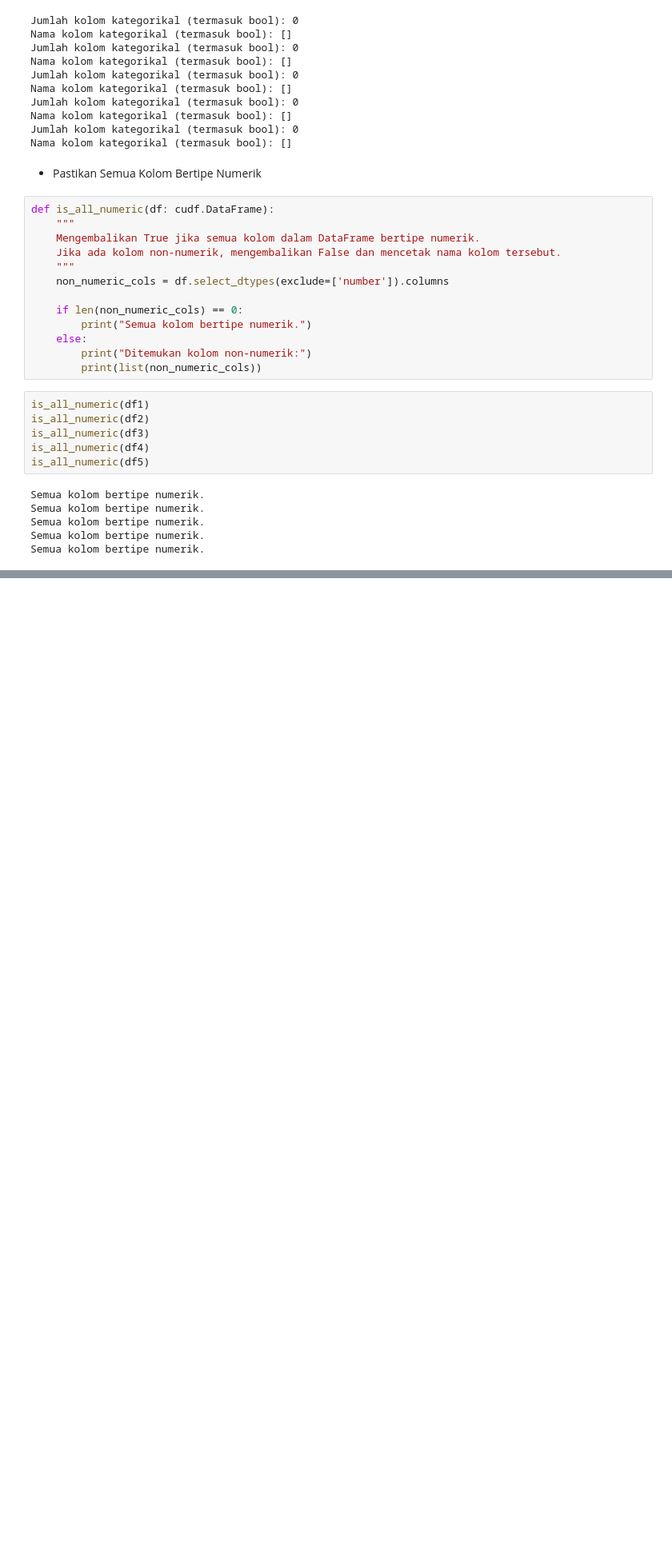
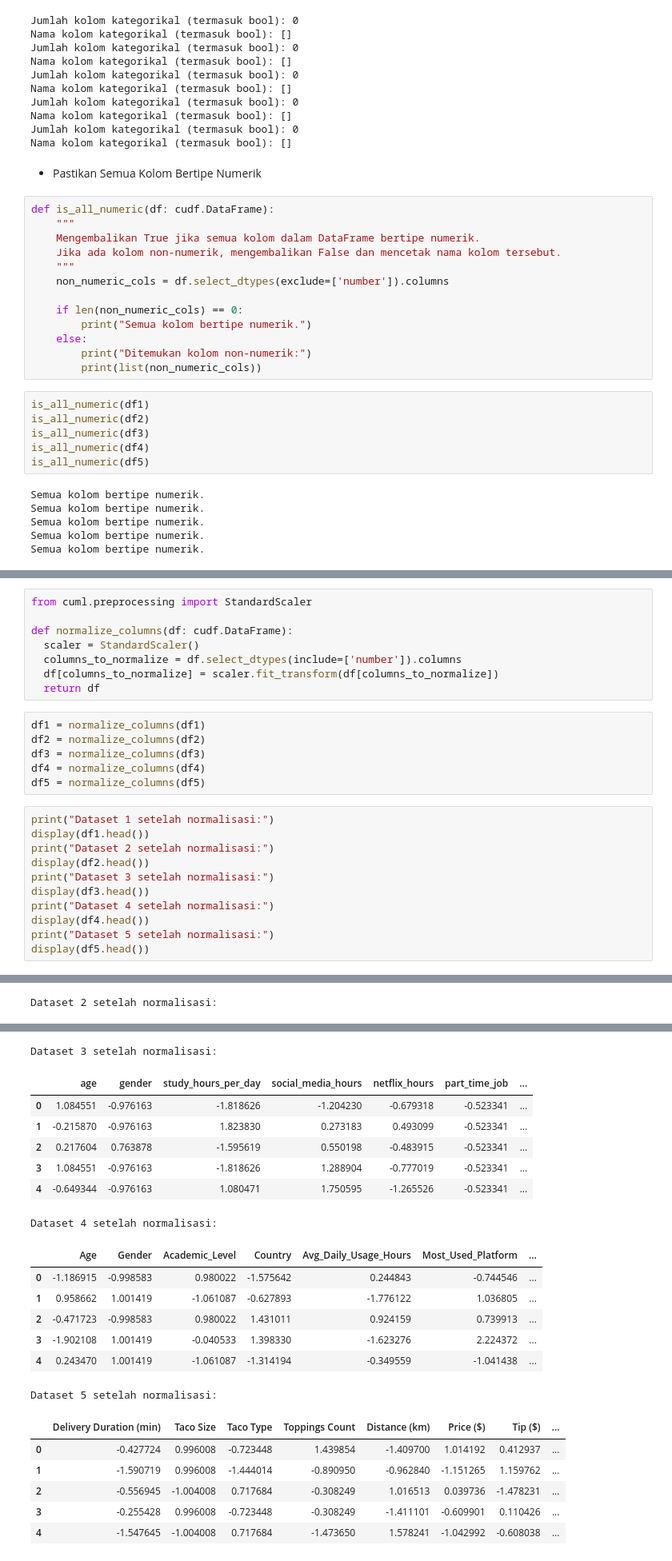
Before and after one commit to rizkyfauziilmi/TUGAS_UAS_ML, a Jupyter notebook: clustering_data_kecil.ipynb, the cells around one changed output, grey strips where cells are left out. Shown at 80% size. Saved outputs shown, nothing was run; the diff lists cells and outputs as text; blank space fills up the shorter version.

Commit message:
normalization dataset kecil

```diff
--- a/clustering_data_kecil.ipynb
+++ b/clustering_data_kecil.ipynb
@@ -467,0 +466,26 @@ Semua kolom bertipe numerik.
+# %%
+from cuml.preprocessing import StandardScaler
+
+def normalize_columns(df: cudf.DataFrame):
+  scaler = StandardScaler()
+  columns_to_normalize = df.select_dtypes(include=['number']).columns
+  df[columns_to_normalize] = scaler.fit_transform(df[columns_to_normalize])
+  return df
+# %%
+df1 = normalize_columns(df1)
+df2 = normalize_columns(df2)
+df3 = normalize_columns(df3)
+df4 = normalize_columns(df4)
+df5 = normalize_columns(df5)
+# %%
+print("Dataset 1 setelah normalisasi:")
+display(df1.head())
+print("Dataset 2 setelah normalisasi:")
+display(df2.head())
+print("Dataset 3 setelah normalisasi:")
+display(df3.head())
+print("Dataset 4 setelah normalisasi:")
+display(df4.head())
+print("Dataset 5 setelah normalisasi:")
+display(df5.head())
+# %% [output]
@@ -467,0 +499 @@ Semua kolom bertipe numerik.
+Dataset 2 setelah normalisasi:
@@ -467,0 +506,21 @@ Semua kolom bertipe numerik.
+Dataset 3 setelah normalisasi:
+|  | age | gender | study_hours_per_day | social_media_hours | netflix_hours | part_time_job | ... |
+| 0 | 1.084551 | -0.976163 | -1.818626 | -1.204230 | -0.679318 | -0.523341 | ... |
+| 1 | -0.215870 | -0.976163 | 1.823830 | 0.273183 | 0.493099 | -0.523341 | ... |
+| 2 | 0.217604 | 0.763878 | -1.595619 | 0.550198 | -0.483915 | -0.523341 | ... |
+| 3 | 1.084551 | -0.976163 | -1.818626 | 1.288904 | -0.777019 | -0.523341 | ... |
+| 4 | -0.649344 | -0.976163 | 1.080471 | 1.750595 | -1.265526 | -0.523341 | ... |
+Dataset 4 setelah normalisasi:
+|  | Age | Gender | Academic_Level | Country | Avg_Daily_Usage_Hours | Most_Used_Platform | ... |
+| 0 | -1.186915 | -0.998583 | 0.980022 | -1.575642 | 0.244843 | -0.744546 | ... |
+| 1 | 0.958662 | 1.001419 | -1.061087 | -0.627893 | -1.776122 | 1.036805 | ... |
+| 2 | -0.471723 | -0.998583 | 0.980022 | 1.431011 | 0.924159 | 0.739913 | ... |
+| 3 | -1.902108 | 1.001419 | -0.040533 | 1.398330 | -1.623276 | 2.224372 | ... |
+| 4 | 0.243470 | 1.001419 | -1.061087 | -1.314194 | -0.349559 | -1.041438 | ... |
+Dataset 5 setelah normalisasi:
+|  | Delivery Duration (min) | Taco Size | Taco Type | Toppings Count | Distance (km) | Price ($) | Tip ($) | ... |
+| 0 | -0.427724 | 0.996008 | -0.723448 | 1.439854 | -1.409700 | 1.014192 | 0.412937 | ... |
+| 1 | -1.590719 | 0.996008 | -1.444014 | -0.890950 | -0.962840 | -1.151265 | 1.159762 | ... |
+| 2 | -0.556945 | -1.004008 | 0.717684 | -0.308249 | 1.016513 | 0.039736 | -1.478231 | ... |
+| 3 | -0.255428 | 0.996008 | -0.723448 | -0.308249 | -1.411101 | -0.609901 | 0.110426 | ... |
+| 4 | -1.547645 | -1.004008 | 0.717684 | -1.473650 | 1.578241 | -1.042992 | -0.608038 | ... |
```
Also changed, not shown: parts of 5 cells of this notebook.
